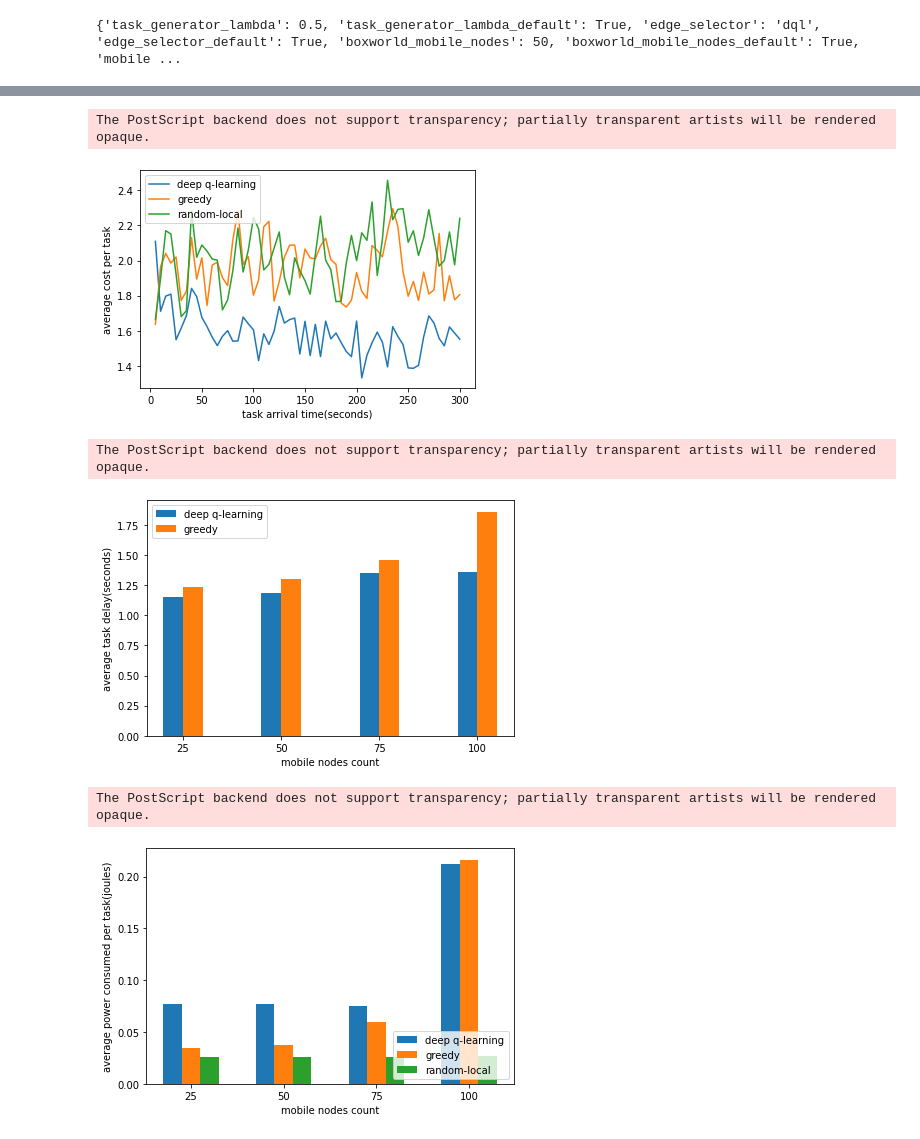
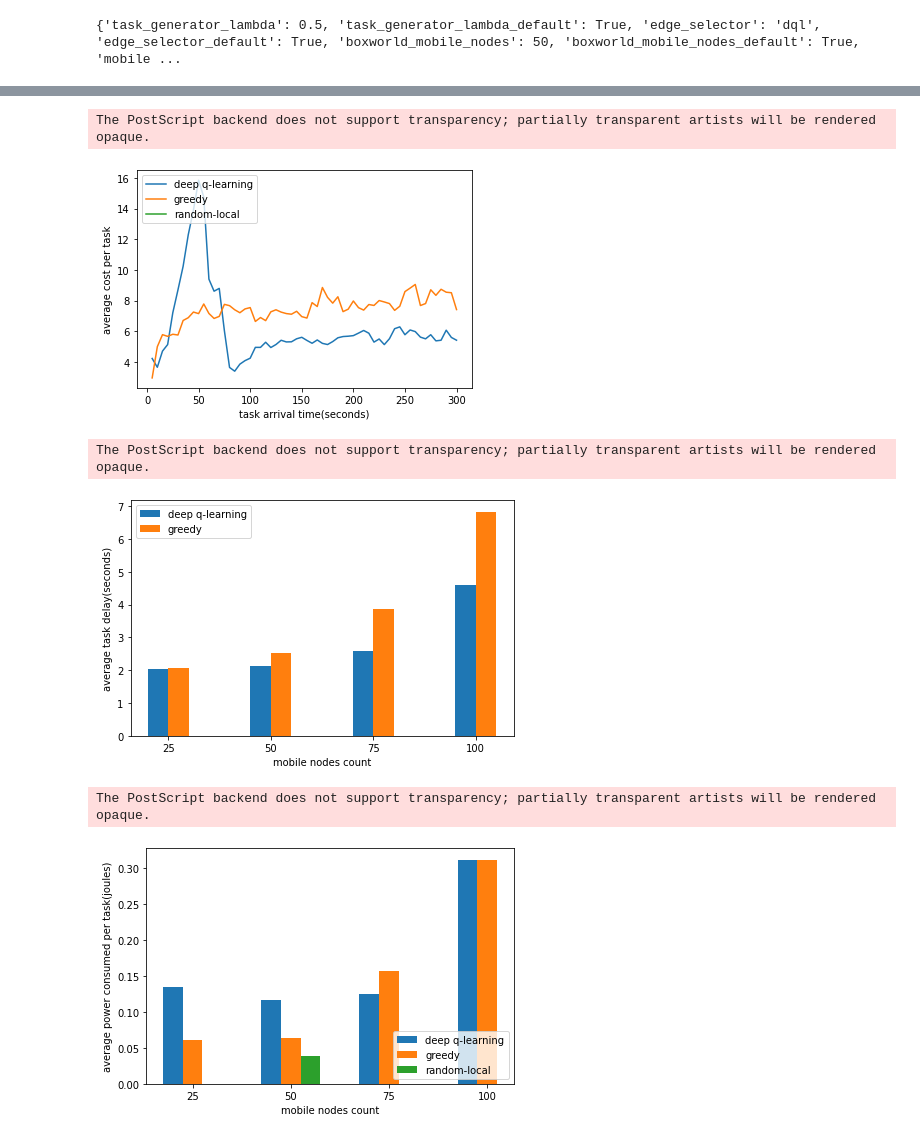
Before and after one commit to ahmadzendebudi/edge_simulation1, a Jupyter notebook: plots.ipynb, the cells around one changed output, grey strips where cells are left out. Drawn from its saved outputs; the diff is of its cells as text; code cells hidden in the pictures.

```diff
--- a/plots.ipynb
+++ b/plots.ipynb
@@ -57,7 +57,7 @@ def loadDataframe(batchId: str) -> pd.DataFrame:
 
     return df
 # %%
-df = loadDataframe("V1")
+df = loadDataframe("V2")
 # %% [output]
 {'task_generator_lambda': 0.5, 'task_generator_lambda_default': True, 'edge_selector': 'dql', 'edge_selector_default': True, 'boxworld_mobile_nodes': 50, 'boxworld_mobile_nodes_default': True, 'mobile ...
 # %%
@@ -134,7 +134,7 @@ plt.legend(graphs.keys(), loc='upper left')
 plt.savefig('plots/reward_all_methods.eps', format='eps')
 # %% [output]
 The PostScript backend does not support transparency; partially transparent artists will be rendered opaque.
-[figure, old version]
+[figure, new version]
 # %%
 def barchartPlotter(values, valueLabels, classesLabel, yLabel, xLabel = None, legenLoc = None, savePath = None):
   labels = classesLabel
@@ -198,38 +198,38 @@ barchartPlotter(results, list(variable_conditions_method.keys()), list(variable_
                 "average task delay(seconds)", xLabel = "mobile nodes count", savePath = "plots/mobile_node_counts_delay")
 # %% [output]
 The PostScript backend does not support transparency; partially transparent artists will be rendered opaque.
-[figure, old version]
+[figure, new version]
 # %%
 variable_conditions_method = {
     "deep q-learning": (df["mobile_selector"] == "dql_remote") & (df["edge_selector"] == "dql_remote"),
     "greedy": (df["mobile_selector"] == "greedy") & (df["edge_selector"] == "greedy"),
     "random-local": (df["mobile_selector"] == "random") & (df["edge_selector"] == "local")
 }
 variable_conditions_class = {
     "25": (df["boxworld_mobile_nodes"] == 25),
     "50": (df["boxworld_mobile_nodes"] == 50),
     "75": (df["boxworld_mobile_nodes"] == 75),
     "100": (df["boxworld_mobile_nodes"] == 100)
 }
 
-condition = (df["task_generator_lambda"] == 0.75) & (df["arrival_time"] >= 100)
+condition = (df["task_generator_lambda"] == 0.5) & (df["arrival_time"] >= 100)
 results = []
 for key_method, value_method in variable_conditions_method.items():
     item_condition = condition & value_method
     result = []
     for key_class, value_class in variable_conditions_class.items():
         class_condition = item_condition & value_class
         data = df.loc[class_condition, ["power"]].mean()
         result.append(data["power"])
     results.append(result)
 
 
 barchartPlotter(results, list(variable_conditions_method.keys()), list(variable_conditions_class.keys()),
                 "average power consumed per task(joules)", xLabel = "mobile nodes count",
                  savePath = "plots/mobile_node_counts_power", legenLoc="lower right")
 # %% [output]
 The PostScript backend does not support transparency; partially transparent artists will be rendered opaque.
-[figure, old version]
+[figure, new version]
 # %%
 variable_conditions_method = {
     "deep q-learning": (df["mobile_selector"] == "dql_remote") & (df["edge_selector"] == "dql_remote"),
```
Also changed, not shown: parts of 6 cells of this notebook, 14 other files.
